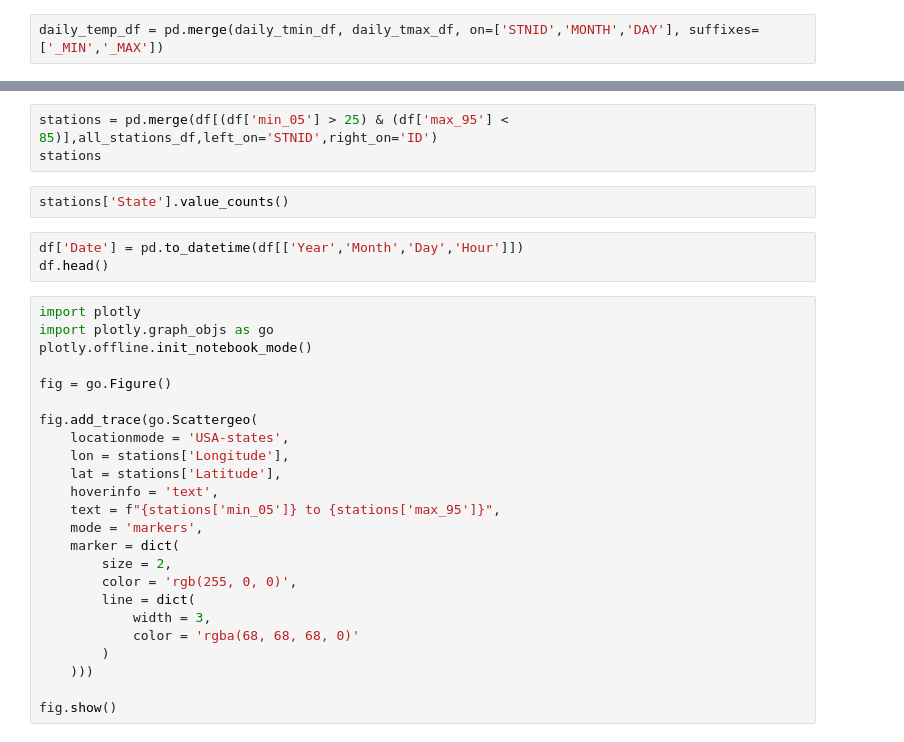
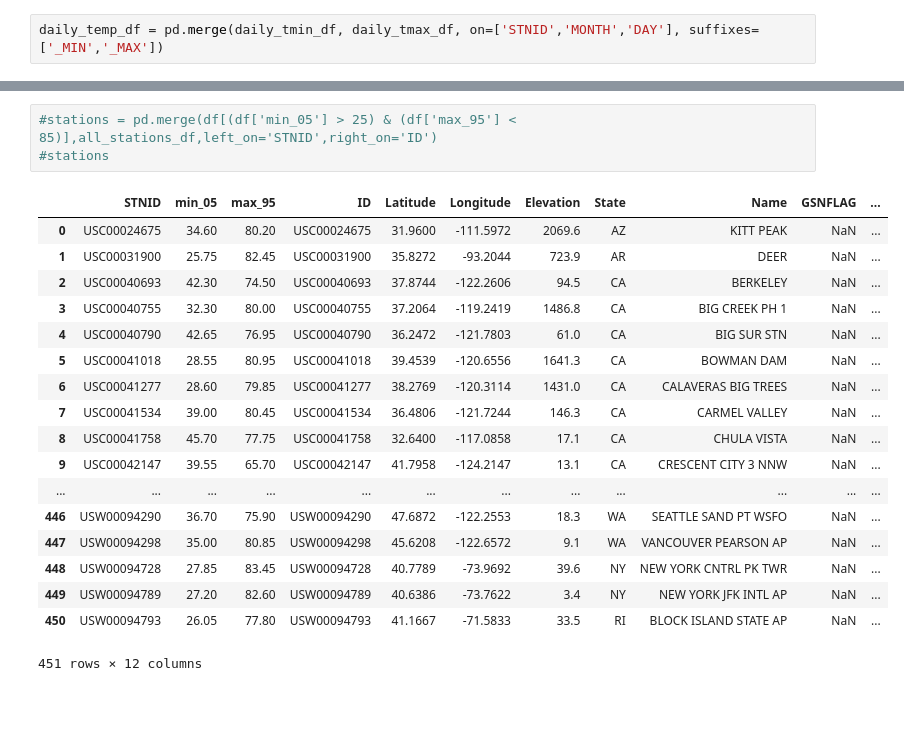
Before and after one commit to travisdoesmath/comfy-weather, a Jupyter notebook: Parse Weather Data.ipynb, the cells around one changed output, grey strips where cells are left out. Drawn from its saved outputs; the diff is of its cells as text; blank space fills up the shorter version.

```diff
--- a/Parse Weather Data.ipynb
+++ b/Parse Weather Data.ipynb
@@ -40,32 +149,22 @@ all_stations_df.head()
 # %%
-stations = pd.merge(df[(df['min_05'] > 25) & (df['max_95'] < 85)],all_stations_df,left_on='STNID',right_on='ID')
-stations
+#stations = pd.merge(df[(df['min_05'] > 25) & (df['max_95'] < 85)],all_stations_df,left_on='STNID',right_on='ID')
+#stations
+# %% [output]
+|  | STNID | min_05 | max_95 | ID | Latitude | Longitude | Elevation | State | Name | GSNFLAG | ... |
+| 0 | USC00024675 | 34.60 | 80.20 | USC00024675 | 31.9600 | -111.5972 | 2069.6 | AZ | KITT PEAK | NaN | ... |
+| 1 | USC00031900 | 25.75 | 82.45 | USC00031900 | 35.8272 | -93.2044 | 723.9 | AR | DEER | NaN | ... |
+| 2 | USC00040693 | 42.30 | 74.50 | USC00040693 | 37.8744 | -122.2606 | 94.5 | CA | BERKELEY | NaN | ... |
+| 3 | USC00040755 | 32.30 | 80.00 | USC00040755 | 37.2064 | -119.2419 | 1486.8 | CA | BIG CREEK PH 1 | NaN | ... |
+| 4 | USC00040790 | 42.65 | 76.95 | USC00040790 | 36.2472 | -121.7803 | 61.0 | CA | BIG SUR STN | NaN | ... |
+| 5 | USC00041018 | 28.55 | 80.95 | USC00041018 | 39.4539 | -120.6556 | 1641.3 | CA | BOWMAN DAM | NaN | ... |
+| 6 | USC00041277 | 28.60 | 79.85 | USC00041277 | 38.2769 | -120.3114 | 1431.0 | CA | CALAVERAS BIG TREES | NaN | ... |
+| 7 | USC00041534 | 39.00 | 80.45 | USC00041534 | 36.4806 | -121.7244 | 146.3 | CA | CARMEL VALLEY | NaN | ... |
+| 8 | USC00041758 | 45.70 | 77.75 | USC00041758 | 32.6400 | -117.0858 | 17.1 | CA | CHULA VISTA | NaN | ... |
+| 9 | USC00042147 | 39.55 | 65.70 | USC00042147 | 41.7958 | -124.2147 | 13.1 | CA | CRESCENT CITY 3 NNW | NaN | ... |
+| ... | ... | ... | ... | ... | ... | ... | ... | ... | ... | ... | ... |
+| 446 | USW00094290 | 36.70 | 75.90 | USW00094290 | 47.6872 | -122.2553 | 18.3 | WA | SEATTLE SAND PT WSFO | NaN | ... |
+| 447 | USW00094298 | 35.00 | 80.85 | USW00094298 | 45.6208 | -122.6572 | 9.1 | WA | VANCOUVER PEARSON AP | NaN | ... |
+| 448 | USW00094728 | 27.85 | 83.45 | USW00094728 | 40.7789 | -73.9692 | 39.6 | NY | NEW YORK CNTRL PK TWR | NaN | ... |
+| 449 | USW00094789 | 27.20 | 82.60 | USW00094789 | 40.6386 | -73.7622 | 3.4 | NY | NEW YORK JFK INTL AP | NaN | ... |
+| 450 | USW00094793 | 26.05 | 77.80 | USW00094793 | 41.1667 | -71.5833 | 33.5 | RI | BLOCK ISLAND STATE AP | NaN | ... |
+451 rows × 12 columns
-# %%
-stations['State'].value_counts()
-# %%
-df['Date'] = pd.to_datetime(df[['Year','Month','Day','Hour']])
-df.head()
-# %%
-import plotly
-import plotly.graph_objs as go
-plotly.offline.init_notebook_mode()
-
-fig = go.Figure()
-
-fig.add_trace(go.Scattergeo(
-    locationmode = 'USA-states',
-    lon = stations['Longitude'],
-    lat = stations['Latitude'],
-    hoverinfo = 'text',
-    text = f"{stations['min_05']} to {stations['max_95']}",
-    mode = 'markers',
-    marker = dict(
-        size = 2,
-        color = 'rgb(255, 0, 0)',
-        line = dict(
-            width = 3,
-            color = 'rgba(68, 68, 68, 0)'
-        )
-    )))
-
-fig.show()
```
Also changed, not shown: parts of 12 cells of this notebook, 4 other files.
